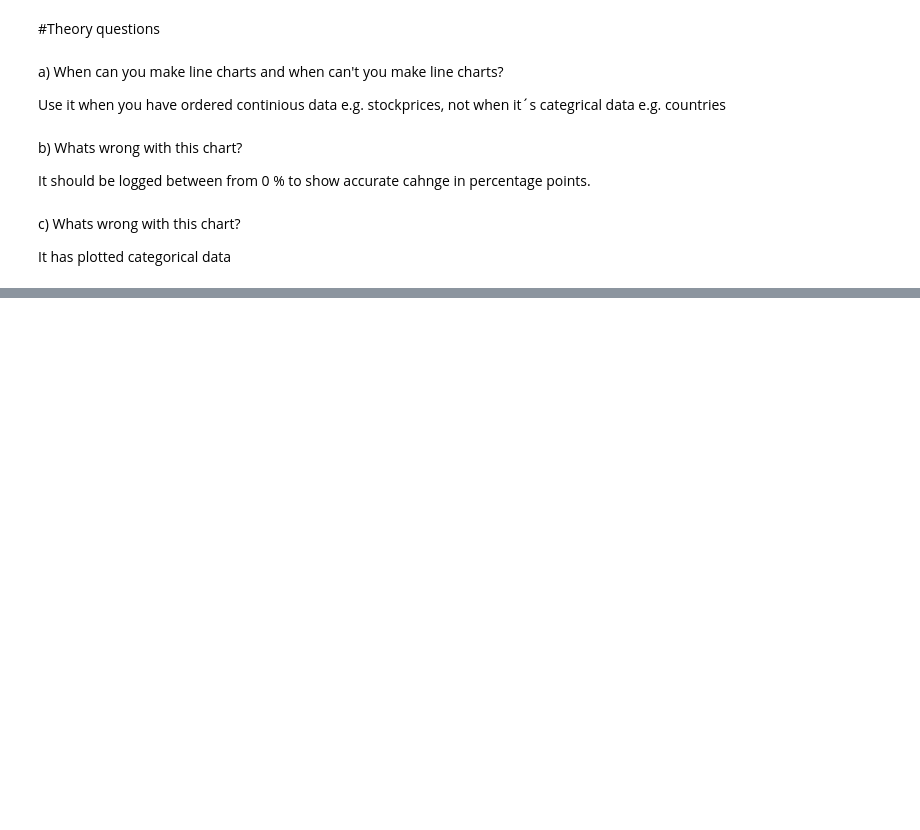
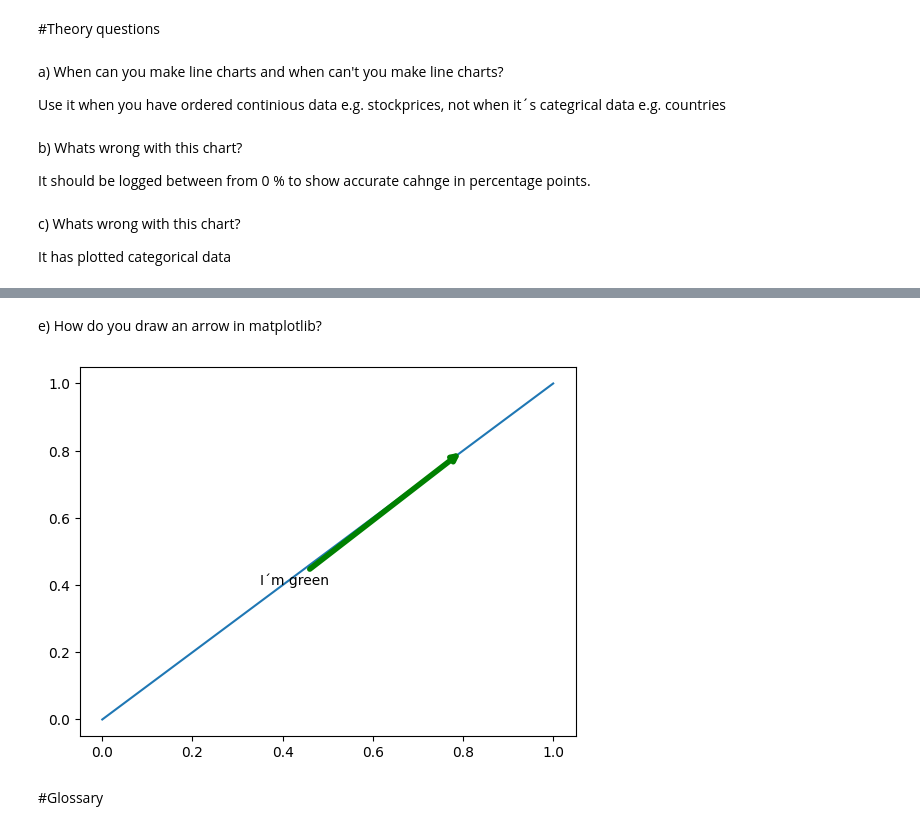
Before and after one commit to erikunevik/data_visualization_erik_unevik_de24, a Jupyter notebook: exercises/exercise0/exercise0erikunevik.ipynb, the cells around one changed output, grey strips where cells are left out. Cells and saved outputs as stored; diff of their text form; code cells hidden in the pictures; blank space fills up the shorter version.

```diff
--- a/exercises/exercise0/exercise0erikunevik.ipynb
+++ b/exercises/exercise0/exercise0erikunevik.ipynb
@@ -970,0 +975,21 @@ It has plotted categorical data
+# %% [markdown]
+e) How do you draw an arrow in matplotlib?
+# %%
+import matplotlib.pyplot as plt
+
+fig, ax = plt.subplots()
+ax.plot([0, 1], [0, 1])
+
+# Draw an arrow from (0.2, 0.2) to (0.8, 0.8)
+ax.annotate(
+    text="I´m green",  # no text, just an arrow
+    xy=(0.8, 0.8),            # arrow head
+    xytext=(0.35, 0.4),        # arrow tail
+    arrowprops=dict(arrowstyle="->", color="green", linewidth=4)
+)
+
+plt.show()
+# %% [output]
+[figure, added]
+# %% [markdown]
+#Glossary
```
Also changed, not shown: parts of 2 cells of this notebook, 5 other files.
